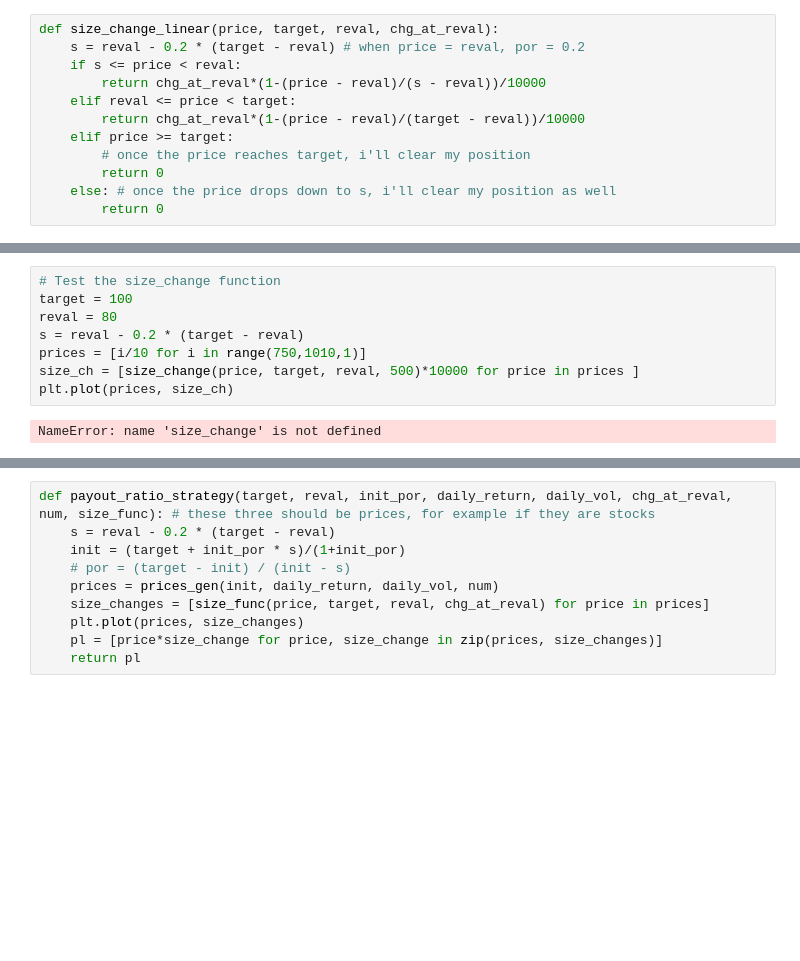
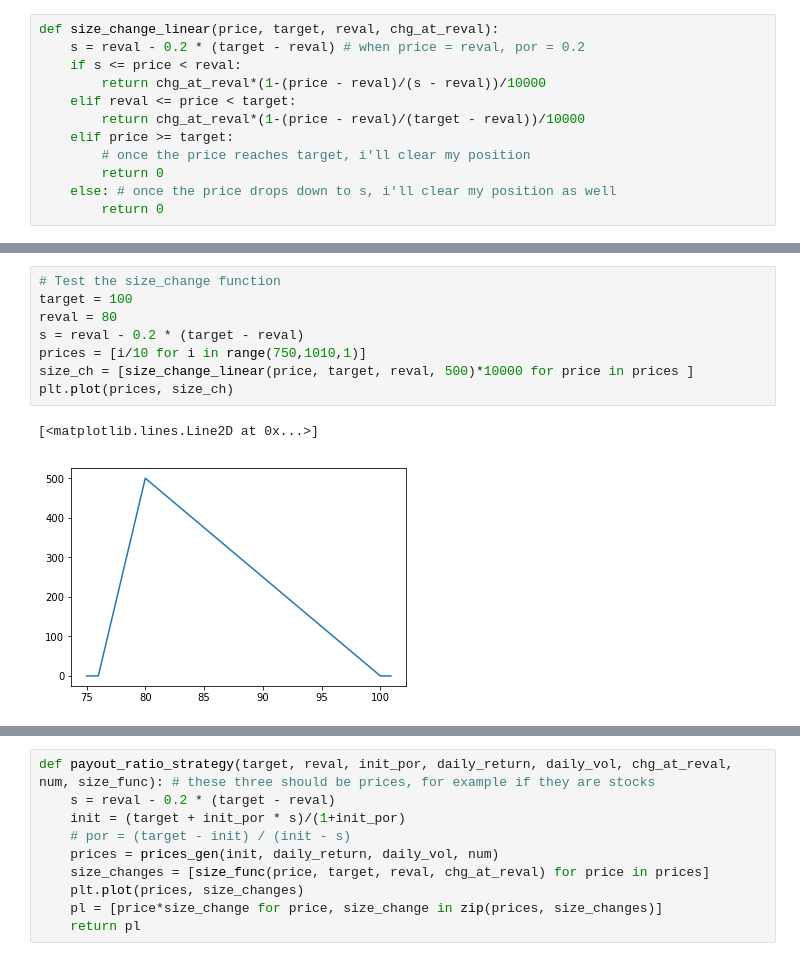
Before and after one commit to coryang/Mis-tests, a Jupyter notebook: simulation1.ipynb, the cells around one changed output, grey strips where cells are left out. Drawn from its saved outputs; the diff is of its cells as text; blank space fills up the shorter version.

```diff
--- a/simulation1.ipynb
+++ b/simulation1.ipynb
@@ -33,10 +47,11 @@ def size_change_linear(price, target, reval, chg_at_reval):
 # %%
 # Test the size_change function
 target = 100
 reval = 80
 s = reval - 0.2 * (target - reval)
 prices = [i/10 for i in range(750,1010,1)]
-size_ch = [size_change(price, target, reval, 500)*10000 for price in prices ]
+size_ch = [size_change_linear(price, target, reval, 500)*10000 for price in prices ]
 plt.plot(prices, size_ch)
 # %% [output]
-NameError: name 'size_change' is not defined
+[<matplotlib.lines.Line2D at 0x...>]
+[figure, added]
```
Also changed, not shown: parts of 10 cells of this notebook.
